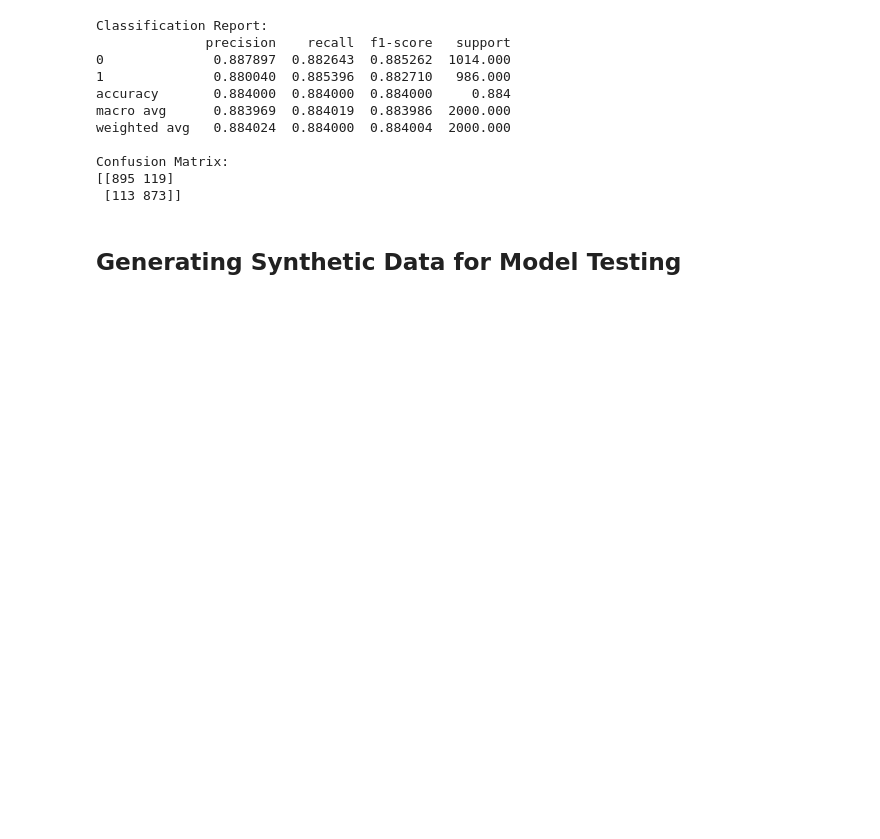
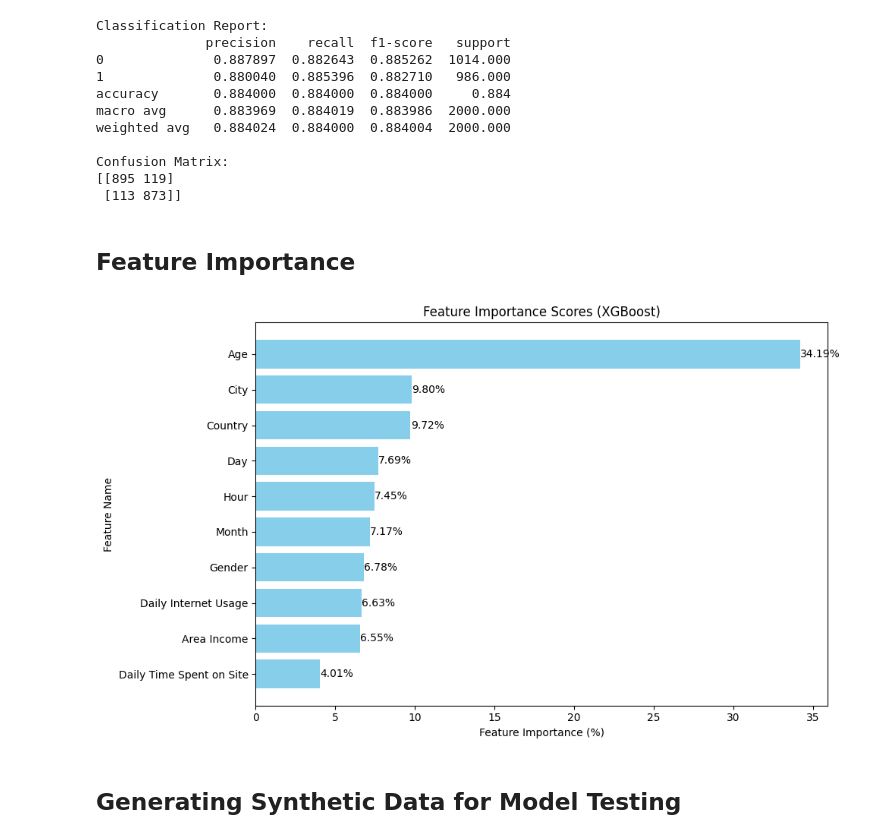
Before and after one commit to shreyamsis2025-msis/CTR_Project, a Jupyter notebook: ctr_prediction.ipynb, the cells around one changed output. Saved outputs shown, nothing was run; the diff lists cells and outputs as text; code cells hidden in the pictures; blank space fills up the shorter version.

Commit message:
feat: Evaluated Model Performance with Synthetic Data and got the Feature Importnace

```diff
--- a/ctr_prediction.ipynb
+++ b/ctr_prediction.ipynb
@@ -137,6 +137,35 @@ weighted avg   0.884024  0.884000  0.884004  2000.000
 Confusion Matrix:
 [[895 119]
  [113 873]]
+# %% [markdown]
+## Feature Importance
+# %%
+# Get and sort feature importances
+feature_importances = clf_xgb.feature_importances_
+feature_names = X_train.columns
+total_importance = sum(feature_importances)  # Calculate total importance
+
+# Calculate percentage importances
+percentage_importances = (feature_importances / total_importance) * 100
+feature_importance_df = pd.DataFrame({'feature': feature_names, 'importance': percentage_importances})
+feature_importance_df = feature_importance_df.sort_values(by='importance', ascending=False)
+
+# Create feature importance visualization with percentages
+plt.figure(figsize=(10, 6))  # Adjust figure size as needed
+plt.barh(feature_importance_df['feature'], feature_importance_df['importance'], color='skyblue')
+plt.xlabel('Feature Importance (%)')
+plt.ylabel('Feature Name')
+plt.title('Feature Importance Scores (XGBoost)')
+plt.gca().invert_yaxis()  # Invert y-axis to display most important features on top
+
+# Add percentage labels on top of bars
+for i, v in enumerate(feature_importance_df['importance']):
+    plt.text(v + 0.02, i, f"{v:.2f}%", va='center')  # Adjust offset for better positioning
+
+plt.tight_layout()
+plt.show()
+# %% [output]
+[figure, added]
 # %% [markdown]
 ## Generating Synthetic Data for Model Testing
 # %%
```
Also changed, not shown: parts of 7 cells of this notebook.
